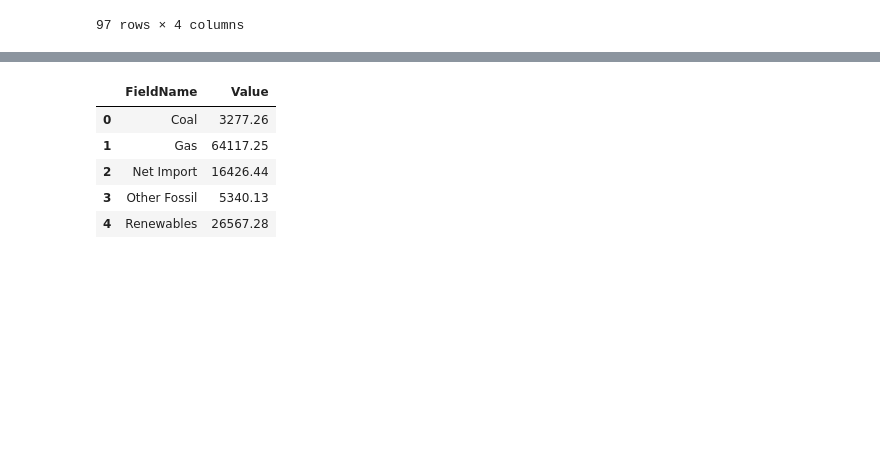
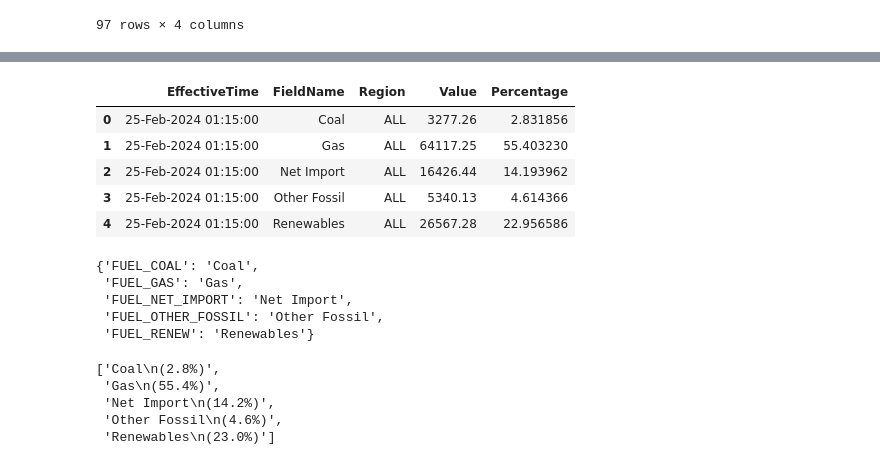
Before and after one commit to SaM-92/telegram-energy-api, a Jupyter notebook: eirgrid_api.ipynb, the cells around one changed output, grey strips where cells are left out. Cells and saved outputs as stored; diff of their text form; code cells hidden in the pictures; blank space fills up the shorter version.

```diff
--- a/eirgrid_api.ipynb
+++ b/eirgrid_api.ipynb
@@ -316,0 +471,17 @@ fuel_mix_eirgrid
+# %%
+fuel_mix_eirgrid
+# %% [output]
+|  | EffectiveTime | FieldName | Region | Value | Percentage |
+| 0 | 25-Feb-2024 01:15:00 | Coal | ALL | 3277.26 | 2.831856 |
+| 1 | 25-Feb-2024 01:15:00 | Gas | ALL | 64117.25 | 55.403230 |
+| 2 | 25-Feb-2024 01:15:00 | Net Import | ALL | 16426.44 | 14.193962 |
+| 3 | 25-Feb-2024 01:15:00 | Other Fossil | ALL | 5340.13 | 4.614366 |
+| 4 | 25-Feb-2024 01:15:00 | Renewables | ALL | 26567.28 | 22.956586 |
+# %%
+descriptive_names
+# %% [output]
+{'FUEL_COAL': 'Coal',
+ 'FUEL_GAS': 'Gas',
+ 'FUEL_NET_IMPORT': 'Net Import',
+ 'FUEL_OTHER_FOSSIL': 'Other Fossil',
+ 'FUEL_RENEW': 'Renewables'}
@@ -317 +490,9 @@ fuel_mix_eirgrid
+# %%
+custom_labels
+# %% [output]
+['Coal\n(2.8%)',
+ 'Gas\n(55.4%)',
+ 'Net Import\n(14.2%)',
+ 'Other Fossil\n(4.6%)',
+ 'Renewables\n(23.0%)']
 # %%
@@ -327,9 +523,0 @@ fuel_mix_eirgrid['FieldName'] = fuel_mix_eirgrid['FieldName'].map(descriptive_na
-# %%
-fuel_mix_eirgrid[['FieldName','Value']]
-# %% [output]
-|  | FieldName | Value |
-| 0 | Coal | 3277.26 |
-| 1 | Gas | 64117.25 |
-| 2 | Net Import | 16426.44 |
-| 3 | Other Fossil | 5340.13 |
-| 4 | Renewables | 26567.28 |
```
Also changed, not shown: parts of 30 cells of this notebook.
